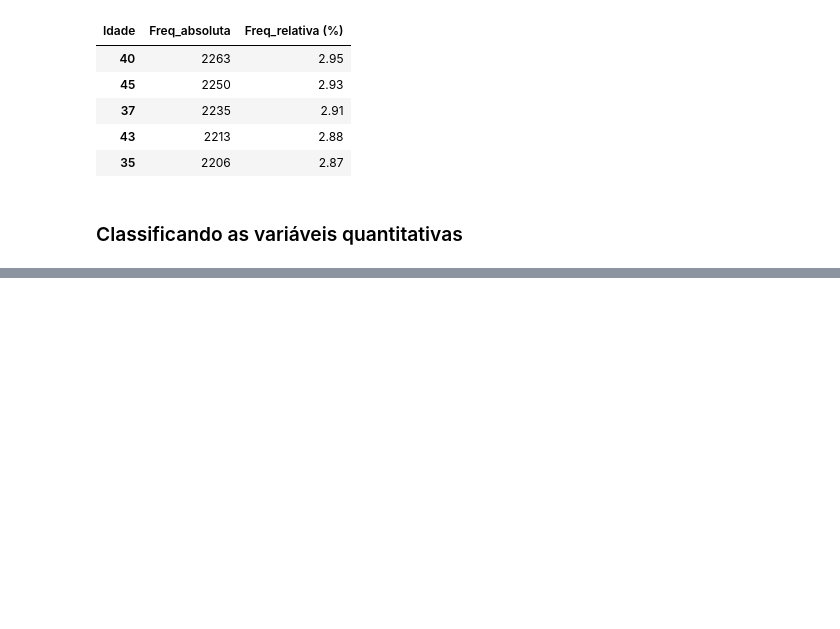
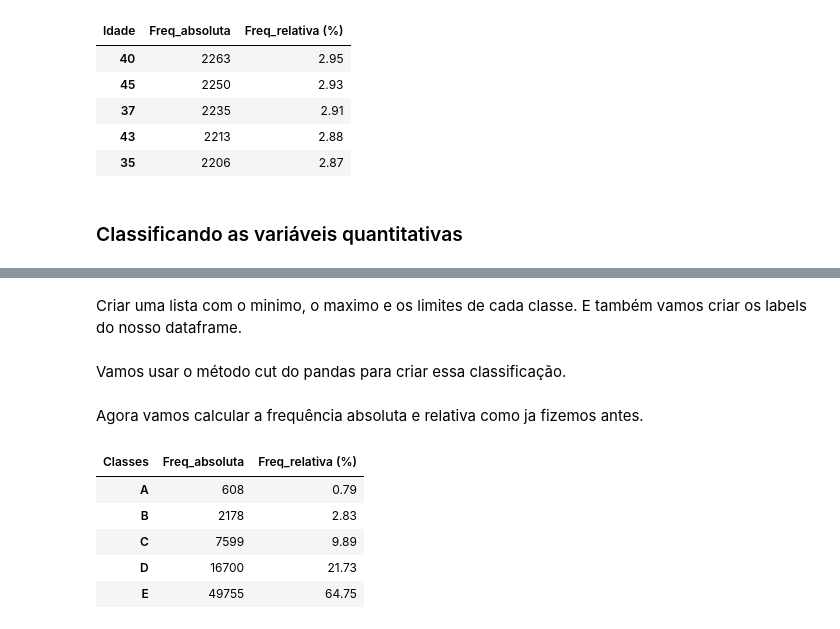
Before and after one commit to huanbarrosn/estudo_ds, a Jupyter notebook: matematica/estatistica-com-python-alura/frequencias-e-medidas.ipynb, the cells around one changed output, grey strips where cells are left out. Drawn from its saved outputs; the diff is of its cells as text; code cells hidden in the pictures; blank space fills up the shorter version.

Commit message:
Update nas aulas de pandas e estatisticas

```diff
--- a/matematica/estatistica-com-python-alura/frequencias-e-medidas.ipynb
+++ b/matematica/estatistica-com-python-alura/frequencias-e-medidas.ipynb
@@ -443,0 +457,35 @@ Onde **SM** é o salário minino da época. No nosso caso **R$ 788,00** (**2015*
+# %% [markdown]
+Criar uma lista com o minimo, o maximo e os limites de cada classe. E também vamos criar os labels do nosso dataframe.
+# %%
+limites = [0, 1576, 3152, 7880, 15760, 200000]
+classes = ['E', 'D', 'C', 'B', 'A']
+# %% [markdown]
+Vamos usar o método cut do pandas para criar essa classificação.
+# %%
+x = pd.cut(x= df['Renda'], # a coluna que desejamos classificar
+       bins= limites,  # os limites que definem a classificação
+       labels= classes,# serve para indicar qual tipo de classe a pessoa se encaixa
+       include_lowest= True # por padrão esse método não contabiliza ocorrencias sobre valor minimo da coluna
+      )
+# %% [markdown]
+Agora vamos calcular a frequência absoluta e relativa como ja fizemos antes.
+# %%
+# calculando a frequencia absoluta e relativa
+freq_absoluta = x.value_counts()
+freq_relativa = round(x.value_counts(normalize=True)*100,2)
+
+# criando o dataframe
+df_frequencias = pd.DataFrame({'Freq_absoluta':freq_absoluta, 'Freq_relativa  (%)':freq_relativa})
+
+# adicionando um rotulo para a coluna de indices
+df_frequencias.rename_axis('Classes', axis=1, inplace=True)
+
+# ordenando o as colunas pelo indice
+df_frequencias.sort_index(ascending=False)
+# %% [output]
+| Classes | Freq_absoluta | Freq_relativa (%) |
+| A | 608 | 0.79 |
+| B | 2178 | 2.83 |
+| C | 7599 | 9.89 |
+| D | 16700 | 21.73 |
+| E | 49755 | 64.75 |
```
Also changed, not shown: parts of 4 cells of this notebook, 2 other files.
